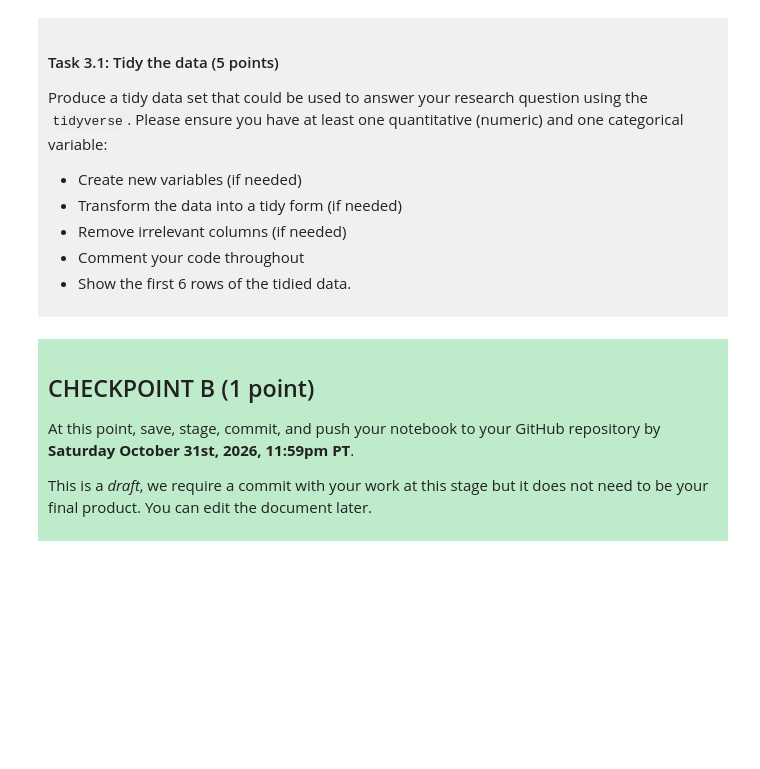
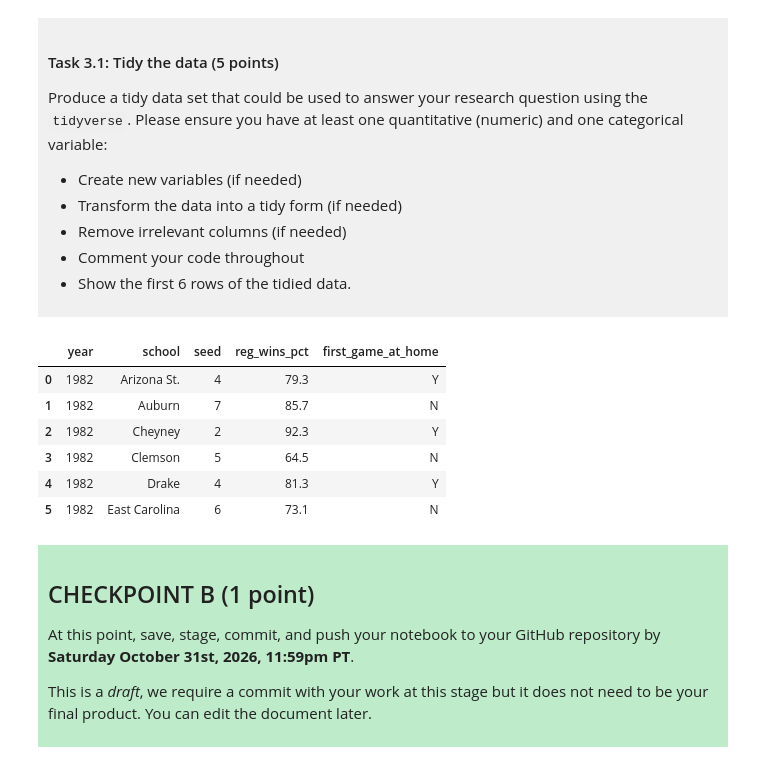
Before and after one commit to 1026-ubc/dsci-100-JennyNg, a Jupyter notebook: dsci-100-project-notebook.ipynb, the cells around one changed output. Cells and saved outputs as stored; diff of their text form; code cells hidden in the pictures; blank space fills up the shorter version.

```diff
--- a/dsci-100-project-notebook.ipynb
+++ b/dsci-100-project-notebook.ipynb
@@ -188,6 +201,25 @@ Produce a tidy data set that could be used to answer your research question usin
 </div>
 # %%
 ### EDIT THIS CODE CELL ###
+tidyverse=Data.copy()
+
+Data["seed"]=Data["seed"].replace(0,8) #replaces
+
+Data["first_game_at_home"] = Data["first_game_at_home"].astype("category") #
+
+Data = Data[["year", "school", "seed", "reg_wins_pct", "first_game_at_home"]].dropna() #selects needed columns and drop rows with missing values(NaN)
+
+tidyverse.head(6)
+
+#
+# %% [output]
+|  | year | school | seed | reg_wins_pct | first_game_at_home |
+| 0 | 1982 | Arizona St. | 4 | 79.3 | Y |
+| 1 | 1982 | Auburn | 7 | 85.7 | N |
+| 2 | 1982 | Cheyney | 2 | 92.3 | Y |
+| 3 | 1982 | Clemson | 5 | 64.5 | N |
+| 4 | 1982 | Drake | 4 | 81.3 | Y |
+| 5 | 1982 | East Carolina | 6 | 73.1 | N |
 # %% [markdown]
 <div style="background-color: #beebca; padding: 10px;">
 
```
Also changed, not shown: parts of 4 cells of this notebook.
